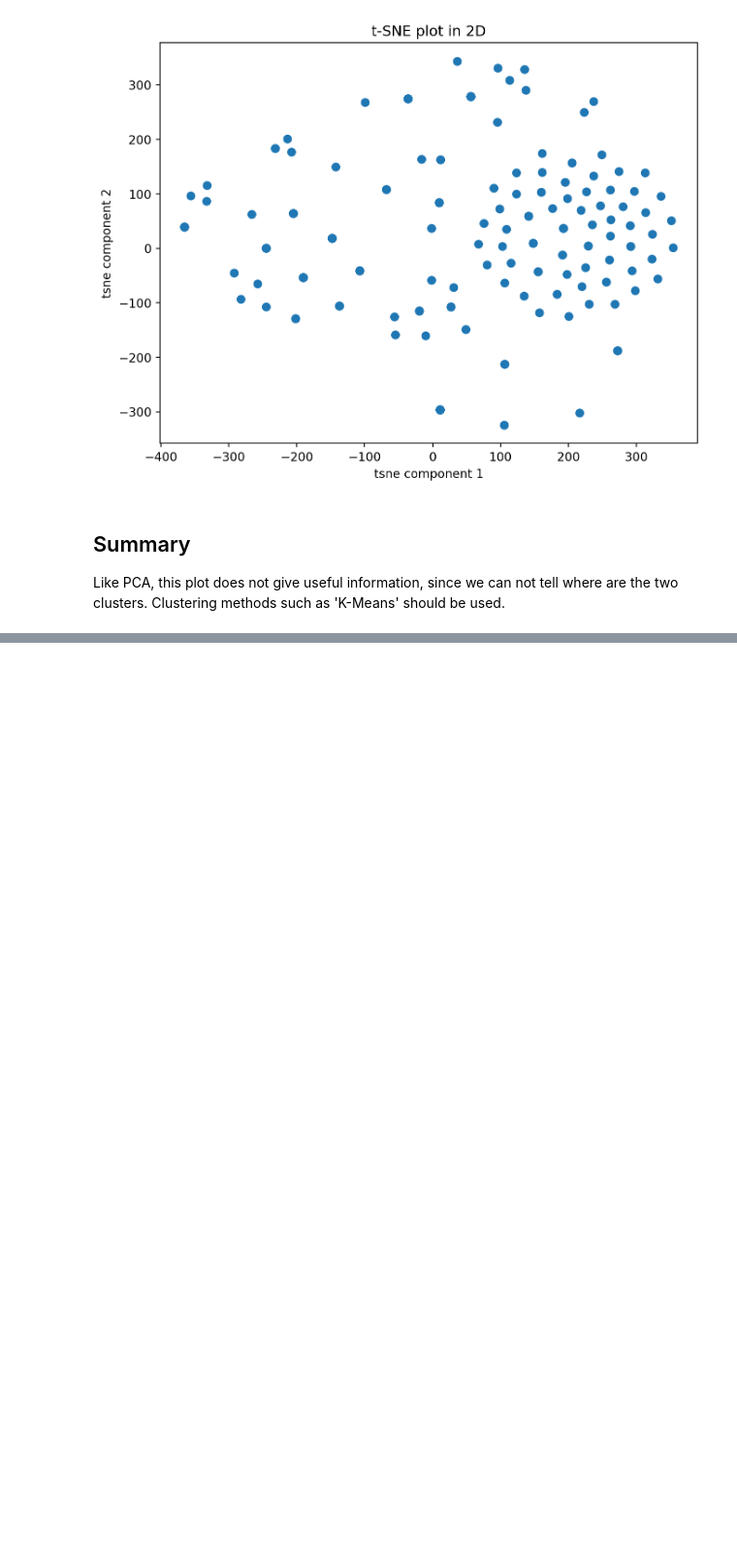
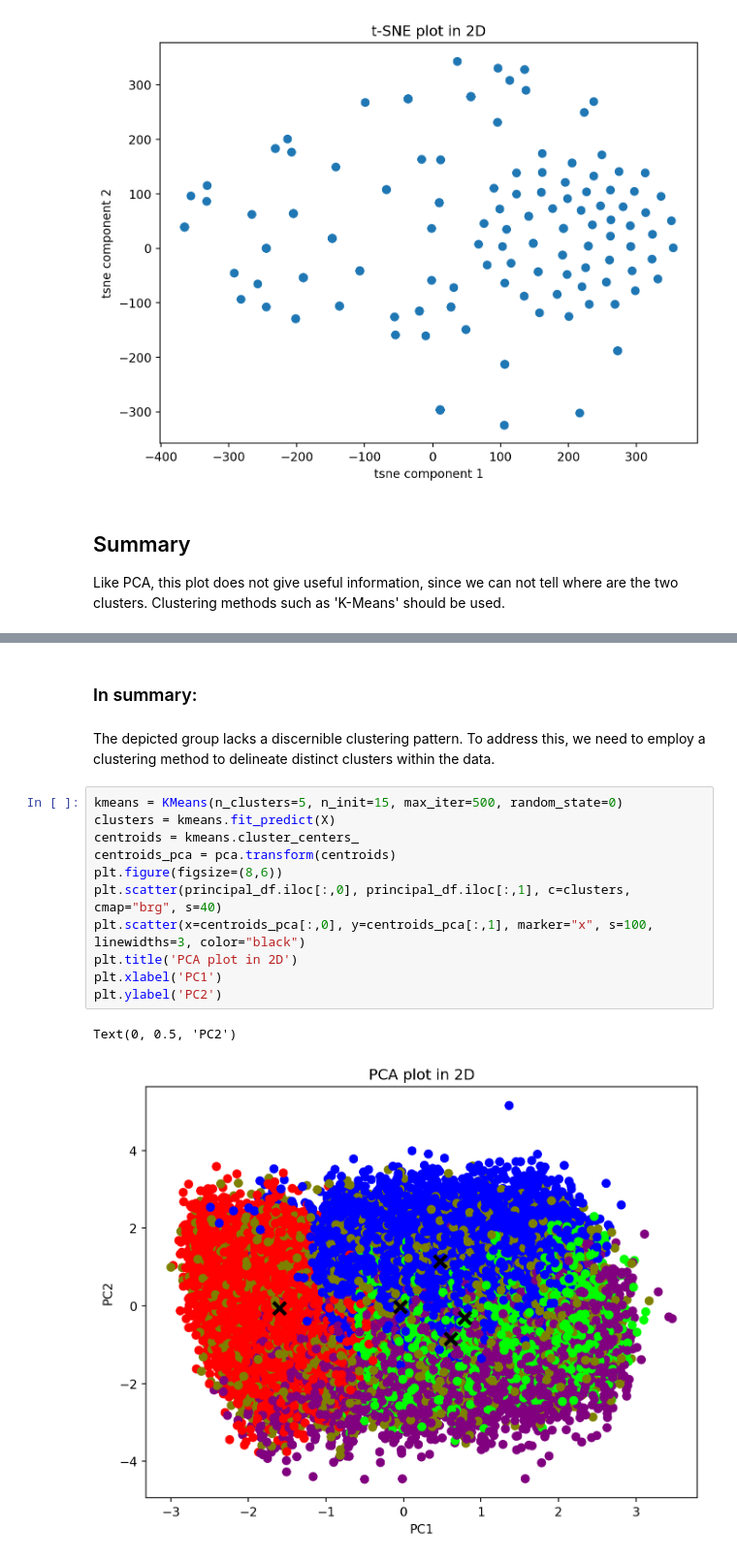
Before and after one commit to anly501/dsan-5000-project-WillWangUNC, a Jupyter notebook: dsan-website/5000-website/5000-website-Zenan/dimreduction.ipynb, the cells around one changed output, grey strips where cells are left out. Shown at 97% size. Saved outputs shown, nothing was run; the diff lists cells and outputs as text; blank space fills up the shorter version.

```diff
--- a/dsan-website/5000-website/5000-website-Zenan/dimreduction.ipynb
+++ b/dsan-website/5000-website/5000-website-Zenan/dimreduction.ipynb
@@ -124,0 +172,18 @@ Like PCA, this plot does not give useful information, since we can not tell wher
+# %% [markdown]
+### In summary:
+# %% [markdown]
+The depicted group lacks a discernible clustering pattern. To address this, we need to employ a clustering method to delineate distinct clusters within the data.
+# %%
+kmeans = KMeans(n_clusters=5, n_init=15, max_iter=500, random_state=0)
+clusters = kmeans.fit_predict(X)
+centroids = kmeans.cluster_centers_
+centroids_pca = pca.transform(centroids)
+plt.figure(figsize=(8,6))
+plt.scatter(principal_df.iloc[:,0], principal_df.iloc[:,1], c=clusters, cmap="brg", s=40)
+plt.scatter(x=centroids_pca[:,0], y=centroids_pca[:,1], marker="x", s=100, linewidths=3, color="black")
+plt.title('PCA plot in 2D')
+plt.xlabel('PC1')
+plt.ylabel('PC2')
+# %% [output]
+Text(0, 0.5, 'PC2')
+[figure, added]
```
Also changed, not shown: parts of 7 cells of this notebook, 6 other files.
